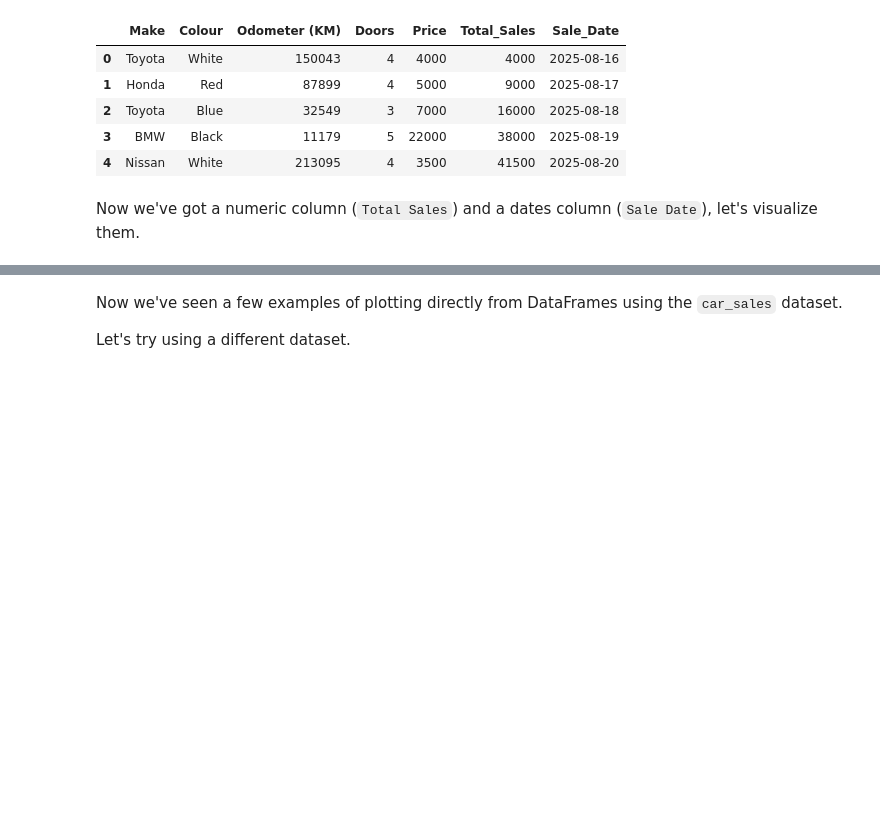
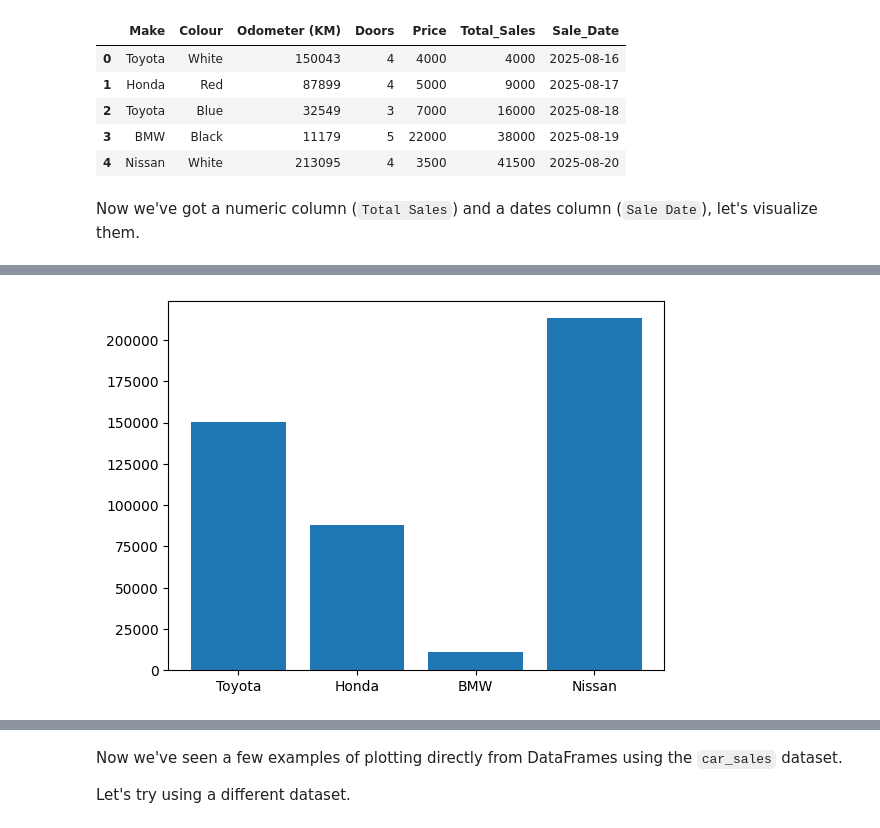
Before and after one commit to ahmeddiab1234/IEEE-CS--Amabsseador-AI-25, a Jupyter notebook: Task_09/matplotlib-exercises.ipynb, the cells around one changed output, grey strips where cells are left out. Cells and saved outputs as stored; diff of their text form; code cells hidden in the pictures; blank space fills up the shorter version.

```diff
--- a/Task_09/matplotlib-exercises.ipynb
+++ b/Task_09/matplotlib-exercises.ipynb
@@ -328,4 +338,9 @@ Now we've got a numeric column (`Total Sales`) and a dates column (`Sale Date`),
 # %%
 # Create a bar graph of the 'Make' and 'Odometer (KM)' columns in the car_sales DataFrame
+plt.bar(car_sales['Make'], car_sales['Odometer (KM)'])
+
+plt.show()
+# %% [output]
+[figure, added]
 # %%
 # Create a histogram of the 'Odometer (KM)' column
```
Also changed, not shown: parts of 20 cells of this notebook, 1 other file.
